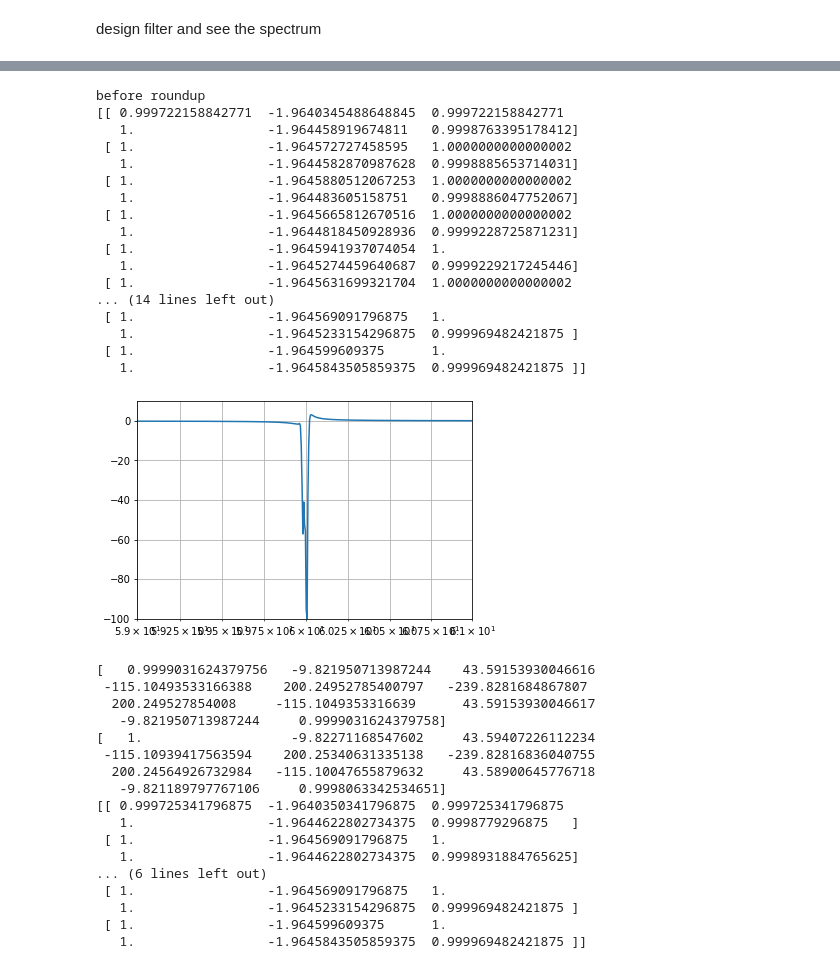
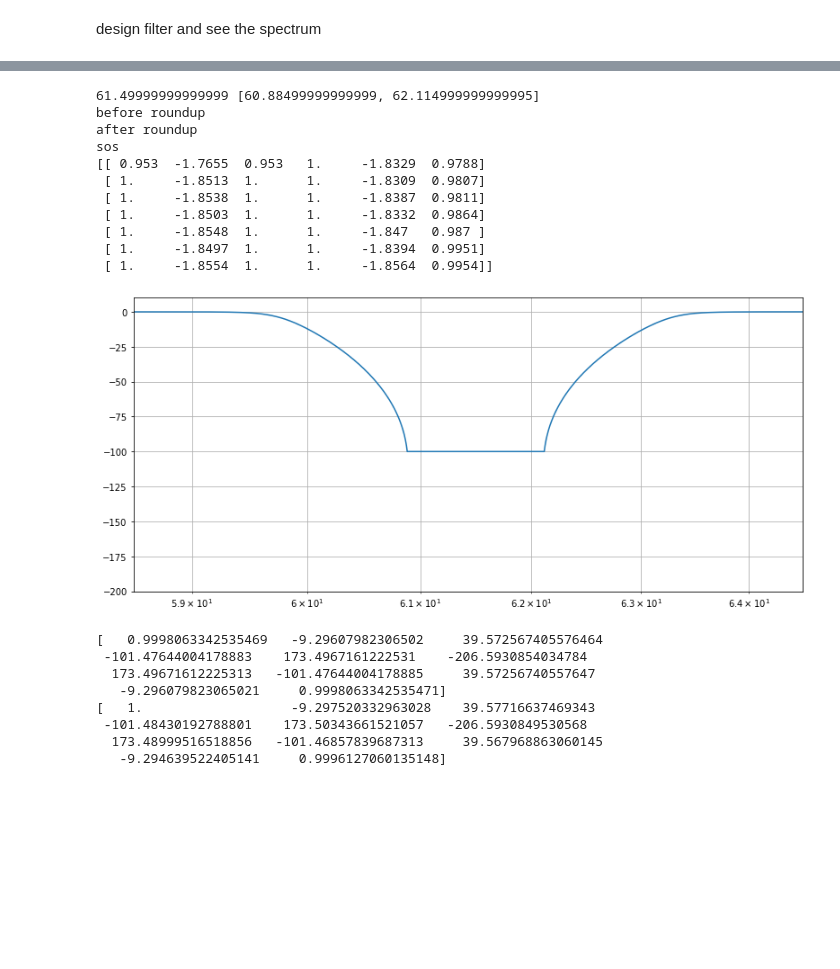
Before and after one commit to forest416/3, a Jupyter notebook: Copy_of_Copy_of_Untitled0.ipynb, the cells around one changed output, grey strips where cells are left out. Drawn from its saved outputs; the diff is of its cells as text; code cells hidden in the pictures; blank space fills up the shorter version.

```diff
--- a/Copy_of_Copy_of_Untitled0.ipynb
+++ b/Copy_of_Copy_of_Untitled0.ipynb
@@ -479,58 +500,58 @@ a= [2.5447e+001 0.0000e+000 3.0038e+009 0.0000e+000 1.1497e+017 0.0000e+000
 # %%
 # use python iir filter for 60 notch
 
+from scipy import signal
+
+#central_freq =.3075*200
+central_freq =60.0*1.024
+central_freq =60.0*1.025
+
+W = [central_freq *.9999, central_freq*1.0001]
+W = [central_freq *.999, central_freq*1.001]
+W = [central_freq *.99, central_freq*1.01]
+print(central_freq, W)
 # power line frequency (ontario) URL: https://ve3oat.ca/frequency.html
-b,a = signal.iirfilter(5, [59.98, 60.01], rs=20, btype='bandstop', analog=False, ftype='cheby2', fs=2000, output='ba')
+b,a = signal.iirfilter(5, [59.98, 60.01], rs=20, btype='bandstop', analog=False, ftype='cheby2', fs=1000, output='ba')
 w,h = signal.freqz(b,a,200000, fs=2000)
-sos = signal.iirfilter(7, [59.98, 60.01], rs=60, btype='bandstop', analog=False, ftype='cheby2', fs=2000, output='sos')
+#sos = signal.iirfilter(7, [59.98, 60.01], rs=40, btype='bandstop', analog=False, ftype='cheby2', fs=1000, output='sos')
+#sos = signal.iirfilter(7, [59.0, 61.0], rs=60, btype='bandstop', analog=False, ftype='cheby2', fs=1000, output='sos')
+#sos = signal.iirfilter(7, [59.95, 60.05], rs=100, btype='bandstop', analog=False, ftype='cheby2', fs=1000, output='sos')
+sos = signal.iirfilter(7, W, rs=100, btype='bandstop', analog=False, ftype='cheby2', fs=1000, output='sos')
 print('before roundup')
 roundup=256*256/1
-print(sos)
-sos = (np.round(sos*roundup)/roundup)
+#print(sos)
+#sos = (np.round(sos*roundup)/roundup)
 print('after roundup')
+print('sos')
 print(sos)
 w,h = signal.sosfreqz(sos,200000, fs=2000)
+w,h = signal.sosfreqz(sos,200000, fs=1000)
 plt.semilogx(w, 20*np.log10(np.maximum(abs(h), 1e-5)))
-plt.axis((59,61, -100,10))
+#plt.axis((58, 62, -200,10))
+plt.axis((central_freq-3, central_freq+3, -200,10))
 plt.grid(which='both', axis='both')
 plt.show()
 np.set_printoptions(precision=19)
 print(b)
 print(a)
-print(sos)
 # %% [output]
+61.49999999999999 [60.88499999999999, 62.114999999999995]
 before roundup
-[[ 0.999722158842771  -1.9640345488648845  0.999722158842771
-   1.                 -1.964458919674811   0.9998763395178412]
- [ 1.                 -1.964572727458595   1.0000000000000002
-   1.                 -1.9644582870987628  0.9998885653714031]
- [ 1.                 -1.9645880512067253  1.0000000000000002
-   1.                 -1.964483605158751   0.9998886047752067]
- [ 1.                 -1.9645665812670516  1.0000000000000002
-   1.                 -1.9644818450928936  0.9999228725871231]
- [ 1.                 -1.9645941937074054  1.
-   1.                 -1.9645274459640687  0.9999229217245446]
- [ 1.                 -1.9645631699321704  1.0000000000000002
-... (14 lines left out)
- [ 1.                 -1.964569091796875   1.
-   1.                 -1.9645233154296875  0.999969482421875 ]
- [ 1.                 -1.964599609375      1.
-   1.                 -1.9645843505859375  0.999969482421875 ]]
+after roundup
+sos
+[[ 0.953  -1.7655  0.953   1.     -1.8329  0.9788]
+ [ 1.     -1.8513  1.      1.     -1.8309  0.9807]
+ [ 1.     -1.8538  1.      1.     -1.8387  0.9811]
+ [ 1.     -1.8503  1.      1.     -1.8332  0.9864]
+ [ 1.     -1.8548  1.      1.     -1.847   0.987 ]
+ [ 1.     -1.8497  1.      1.     -1.8394  0.9951]
+ [ 1.     -1.8554  1.      1.     -1.8564  0.9954]]
-[figure, old version]
+[figure, new version]
-[   0.9999031624379756   -9.821950713987244    43.59153930046616
- -115.10493533166388    200.24952785400797   -239.8281684867807
-  200.249527854008     -115.1049353316639      43.59153930046617
-   -9.821950713987244     0.9999031624379758]
-[   1.                   -9.82271168547602     43.59407226112234
- -115.10939417563594    200.25340631335138   -239.82816836040755
-  200.24564926732984   -115.10047655879632     43.58900645776718
-   -9.821189797767106     0.9998063342534651]
-[[ 0.999725341796875  -1.9640350341796875  0.999725341796875
-   1.                 -1.9644622802734375  0.9998779296875   ]
- [ 1.                 -1.964569091796875   1.
-   1.                 -1.9644622802734375  0.9998931884765625]
-... (6 lines left out)
- [ 1.                 -1.964569091796875   1.
-   1.                 -1.9645233154296875  0.999969482421875 ]
- [ 1.                 -1.964599609375      1.
-   1.                 -1.9645843505859375  0.999969482421875 ]]
+[   0.9998063342535469   -9.29607982306502     39.572567405576464
+ -101.47644004178883    173.4967161222531    -206.5930854034784
+  173.49671612225313   -101.47644004178885     39.57256740557647
+   -9.296079823065021     0.9998063342535471]
+[   1.                   -9.297520332963028    39.57716637469343
+ -101.48430192788801    173.50343661521057   -206.5930849530568
+  173.48999516518856   -101.46857839687313     39.567968863060145
+   -9.294639522405141     0.9996127060135148]
```
Also changed, not shown: parts of 5 cells of this notebook.
